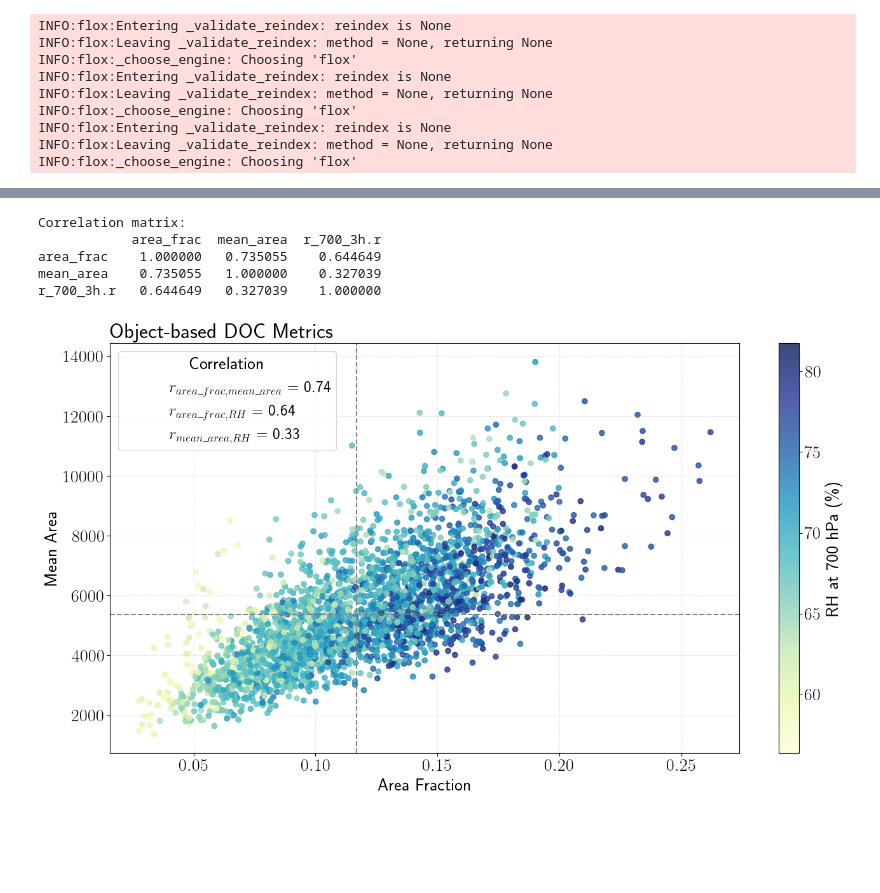
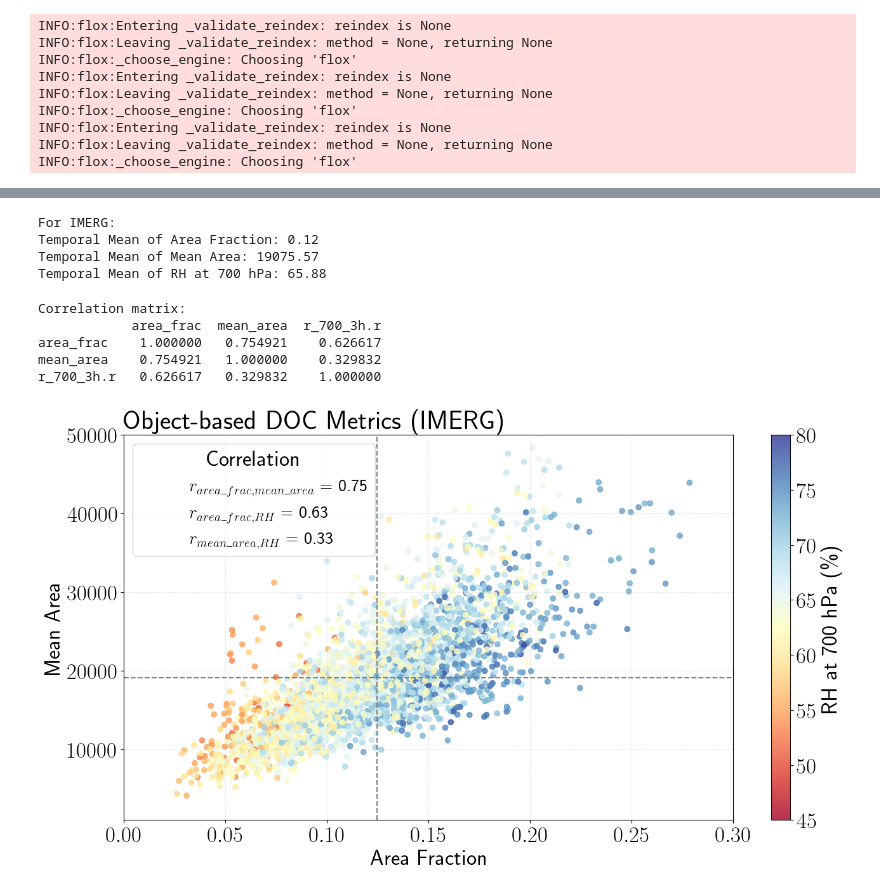
Before and after one commit to 21centuryweather/hk25-AusNode-DOCmeso, a Jupyter notebook: get_metrics/Greeshma/read_metrics.ipynb, the cells around one changed output, grey strips where cells are left out. Cells and saved outputs as stored; diff of their text form; code cells hidden in the pictures; blank space fills up the shorter version.

```diff
--- a/get_metrics/Greeshma/read_metrics.ipynb
+++ b/get_metrics/Greeshma/read_metrics.ipynb
@@ -25,7 +29,7 @@ mean_area = mean_area[f"mean_area_thres_pr_percentiles_{per}"]
 # %%
-# loading r_700_mean_100_149_-10_10.nc and resampling it to 3-hourly
+# resampling it to 3-hourly
 
-r_700 = xr.open_dataset('/scratch/nf33/gs5098/data/r_700_mean_100_149_-10_10.nc')
+r_700 = xr.open_dataset('/scratch/nf33/gs5098/data/r_700_mean_100_149_-13_13_2020_03_2021_02.nc')
 r_700_3h = r_700.resample(time='3H').mean()
 # %% [output]
 INFO:flox:Entering _validate_reindex: reindex is None
@@ -163,24 +176,0 @@ Text(0.0, 1.0, 'Object-based DOC metrics')
-# %%
-import matplotlib.pyplot as plt
-plt.rcParams.update({"text.usetex": True, "font.size": 20})
-
-
-fig, ax = plt.subplots(figsize=(8, 6))
-
-# Scatter with RH as color
-sc = ax.scatter(area_frac, mean_area, c=r_700_3h.r, cmap="YlGnBu", alpha=0.8)
-
-ax.axhline(y=mean_area.mean().item(), ls="--", c="grey")
-ax.axvline(x=area_frac.mean().item(), ls="--", c="grey")
-
-ax.set_xlabel("Area Fraction")
-ax.set_ylabel("Mean Area")
-ax.set_title("Object-based DOC Metrics", loc="left")
-
-cb = plt.colorbar(sc, ax=ax)
-cb.set_label("RH at 700 hPa (\%)")
-
-ax.grid(True, linestyle="--", alpha=0.3)
-
-plt.tight_layout()
-plt.show()
@@ -190,6 +178,16 @@ plt.show()
 a = area_frac
 b = mean_area
 c = r_700_3h.r
+# %%
+print('For IMERG:')
+print(f"Temporal Mean of Area Fraction: {a.mean().item():.2f}")
+print(f"Temporal Mean of Mean Area: {b.mean().item():.2f}")
+print(f"Temporal Mean of RH at 700 hPa: {c.mean().item():.2f}")
+# %% [output]
+For IMERG:
+Temporal Mean of Area Fraction: 0.12
+Temporal Mean of Mean Area: 19075.57
+Temporal Mean of RH at 700 hPa: 65.88
 # %%
 import matplotlib.pyplot as plt
 import seaborn as sns
@@ -209,9 +207,9 @@ print(data.corr())
 # %% [output]
 Correlation matrix:
             area_frac  mean_area  r_700_3h.r
-area_frac    1.000000   0.735055    0.644649
-mean_area    0.735055   1.000000    0.327039
-r_700_3h.r   0.644649   0.327039    1.000000
+area_frac    1.000000   0.754921    0.626617
+mean_area    0.754921   1.000000    0.329832
+r_700_3h.r   0.626617   0.329832    1.000000
 # %%
 import matplotlib.pyplot as plt
 from matplotlib.lines import Line2D
@@ -231,38 +229,39 @@ corr_ac, _ = pearsonr(data['area_frac'], data['r_700_3h.r'])
 corr_bc, _ = pearsonr(data['mean_area'], data['r_700_3h.r'])
 
 
-plt.rcParams.update({"text.usetex": True, "font.size": 20})
+plt.rcParams.update({"text.usetex": True, "font.size": 25})
 fig, ax = plt.subplots(figsize=(14, 8))
 
-sc = ax.scatter(data['area_frac'], data['mean_area'], c=data['r_700_3h.r'], cmap="YlGnBu", alpha=0.8)
+sc = ax.scatter(data['area_frac'], data['mean_area'], c=data['r_700_3h.r'], cmap="RdYlBu", alpha=0.8, vmin= 45, vmax = 80)
 
 
 ax.axhline(y=data['mean_area'].mean(), ls="--", c="grey")
 ax.axvline(x=data['area_frac'].mean(), ls="--", c="grey")
 
-
+ax.set_ylim(1000,50000)
+ax.set_xlim(0,0.30)
 ax.set_xlabel("Area Fraction")
 ax.set_ylabel("Mean Area")
-ax.set_title("Object-based DOC Metrics", loc="left")
+ax.set_title("Object-based DOC Metrics (IMERG)", loc="left")
 
 
 cb = plt.colorbar(sc, ax=ax)
 cb.set_label("RH at 700 hPa (\%)")
 
 
 legend_elements = [
     Line2D([0], [0], linestyle='', marker='', label=fr"$r_{{area\_frac,mean\_area}}$ = {corr_ab:.2f}"),
     Line2D([0], [0], linestyle='', marker='', label=fr"$r_{{area\_frac,RH}}$ = {corr_ac:.2f}"),
     Line2D([0], [0], linestyle='', marker='', label=fr"$r_{{mean\_area,RH}}$ = {corr_bc:.2f}")
 ]
 
 
 
-ax.legend(handles=legend_elements, loc='upper left', frameon=True, title='Correlation', fontsize = 18)
+ax.legend(handles=legend_elements, loc='upper left', frameon=True, title='Correlation', fontsize = 20)
 
 # Grid and layout
 ax.grid(True, linestyle="--", alpha=0.3)
 plt.tight_layout()
 plt.show()
 # %% [output]
-[figure, old version]
+[figure, new version]
```
Also changed, not shown: parts of 44 cells of this notebook.
